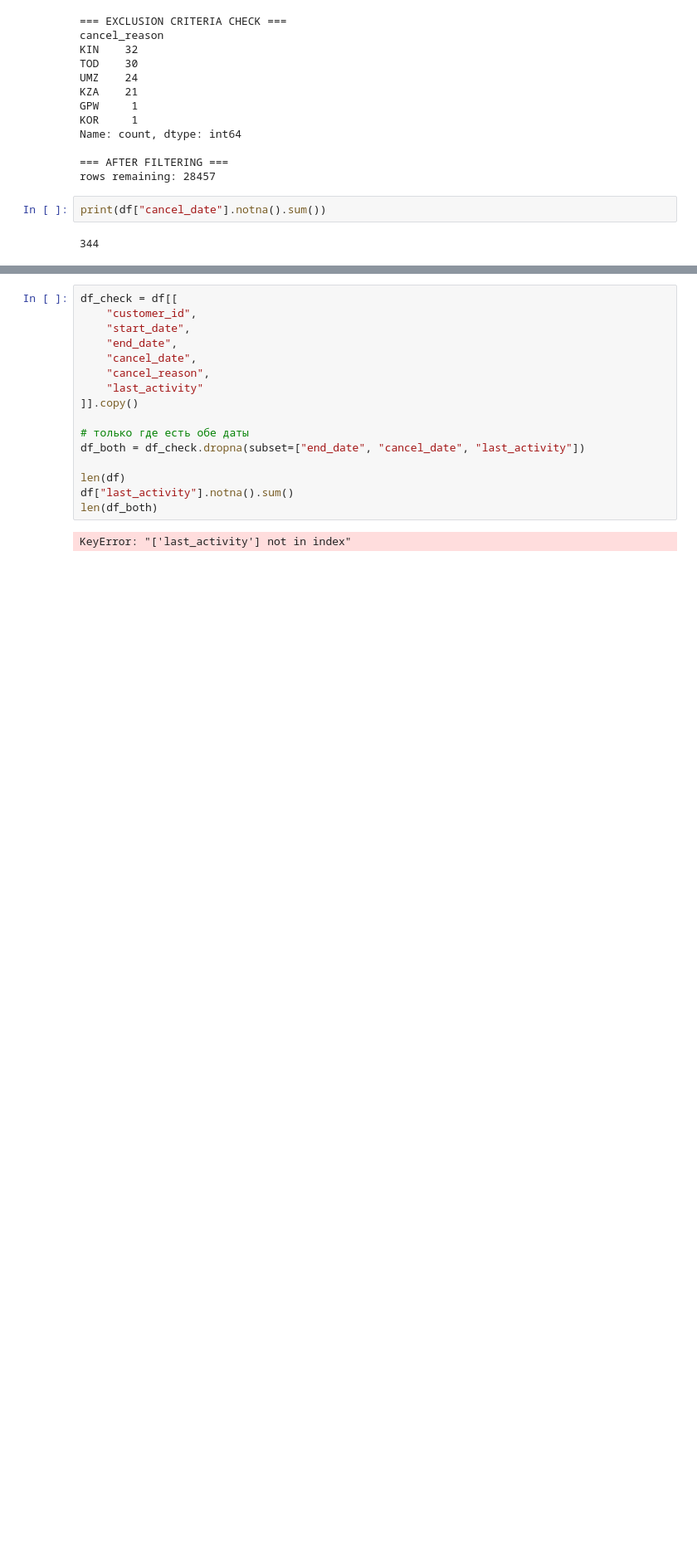
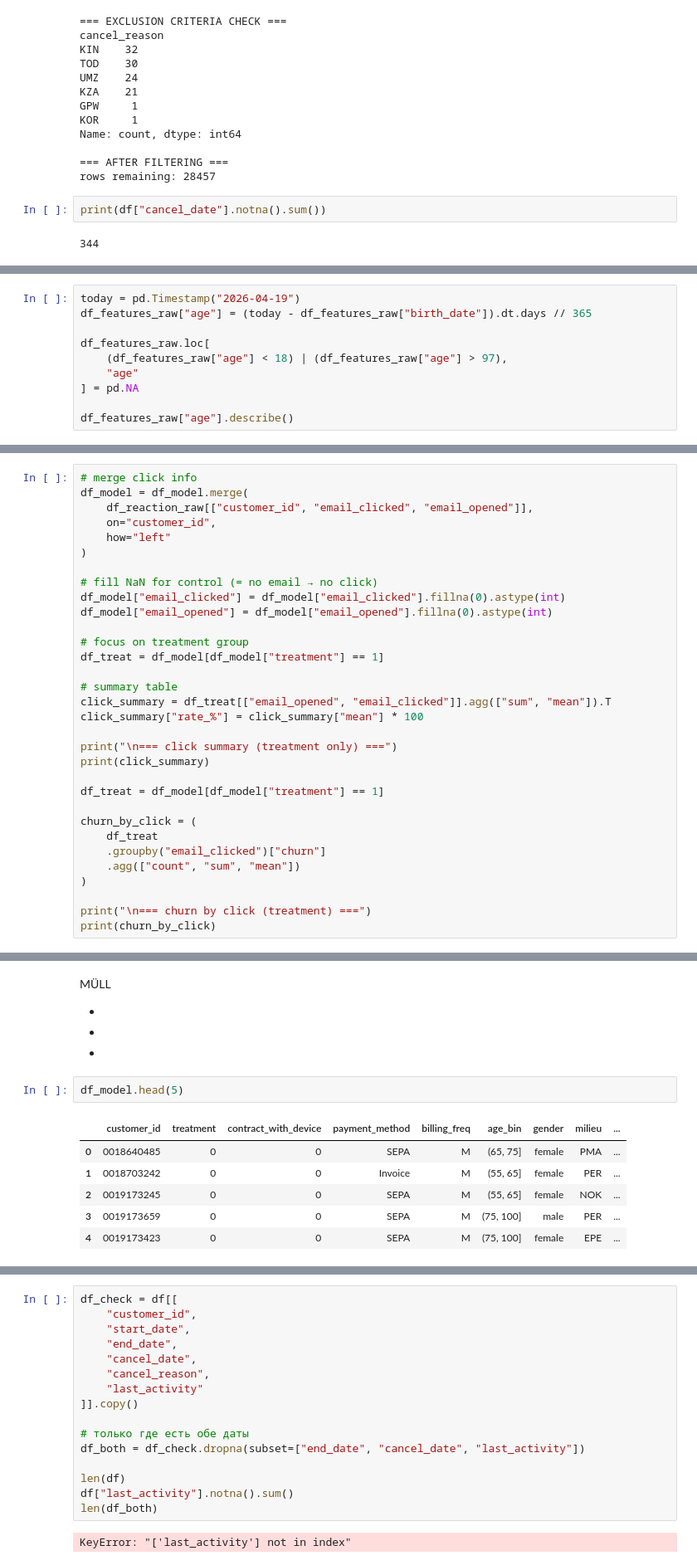
Before and after one commit to DariaL-git/Bachelorarbeit, a Jupyter notebook: modell/data_preparation.ipynb, the cells around one changed output, grey strips where cells are left out. Shown at 83% size. Saved outputs shown, nothing was run; the diff lists cells and outputs as text; blank space fills up the shorter version.

```diff
--- a/modell/data_preparation.ipynb
+++ b/modell/data_preparation.ipynb
@@ -299,0 +483,10 @@ as well as integrated sources such as Salesforce and SAP.
+# %%
+today = pd.Timestamp("2026-04-19")
+df_features_raw["age"] = (today - df_features_raw["birth_date"]).dt.days // 365
+
+df_features_raw.loc[
+    (df_features_raw["age"] < 18) | (df_features_raw["age"] > 97),
+    "age"
+] = pd.NA
+
+df_features_raw["age"].describe()
@@ -299,0 +1414,32 @@ as well as integrated sources such as Salesforce and SAP.
+# %%
+# merge click info
+df_model = df_model.merge(
+    df_reaction_raw[["customer_id", "email_clicked", "email_opened"]],
+    on="customer_id",
+    how="left"
+)
+
+# fill NaN for control (= no email → no click)
+df_model["email_clicked"] = df_model["email_clicked"].fillna(0).astype(int)
+df_model["email_opened"] = df_model["email_opened"].fillna(0).astype(int)
+
+# focus on treatment group
+df_treat = df_model[df_model["treatment"] == 1]
+
+# summary table
+click_summary = df_treat[["email_opened", "email_clicked"]].agg(["sum", "mean"]).T
+click_summary["rate_%"] = click_summary["mean"] * 100
+
+print("\n=== click summary (treatment only) ===")
+print(click_summary)
+
+df_treat = df_model[df_model["treatment"] == 1]
+
+churn_by_click = (
+    df_treat
+    .groupby("email_clicked")["churn"]
+    .agg(["count", "sum", "mean"])
+)
+
+print("\n=== churn by click (treatment) ===")
+print(churn_by_click)
@@ -299,0 +1523,20 @@ as well as integrated sources such as Salesforce and SAP.
+# %% [markdown]
+MÜLL
+
+
+
+
+
+
+-
+-
+-
+# %%
+df_model.head(5)
+# %% [output]
+|  | customer_id | treatment | contract_with_device | payment_method | billing_freq | age_bin | gender | milieu | ... |
+| 0 | 0018640485 | 0 | 0 | SEPA | M | (65, 75] | female | PMA | ... |
+| 1 | 0018703242 | 0 | 0 | Invoice | M | (55, 65] | female | PER | ... |
+| 2 | 0019173245 | 0 | 0 | SEPA | M | (55, 65] | female | NOK | ... |
+| 3 | 0019173659 | 0 | 0 | SEPA | M | (75, 100] | male | PER | ... |
+| 4 | 0019173423 | 0 | 0 | SEPA | M | (75, 100] | female | EPE | ... |
```
Also changed, not shown: parts of 67 cells of this notebook, 2 other files.
